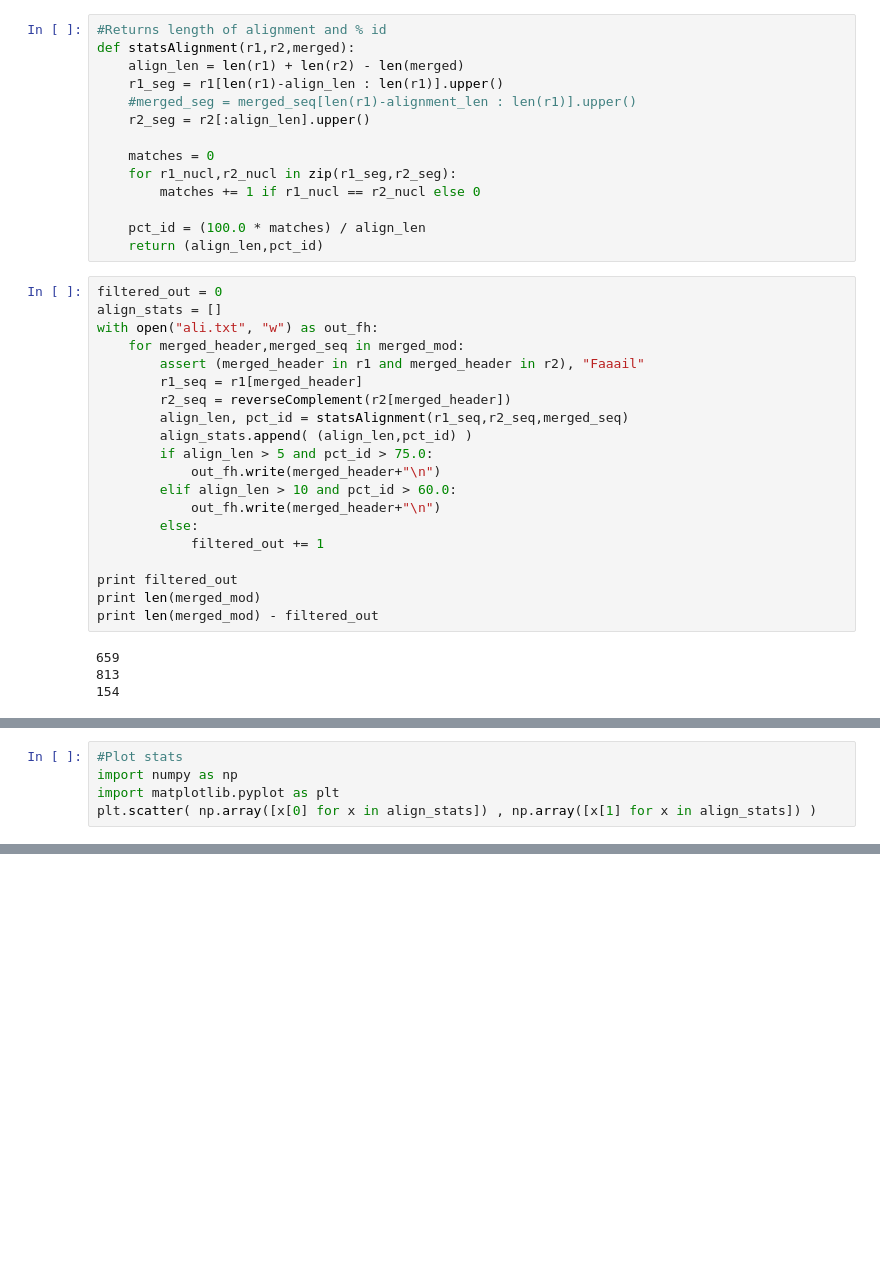
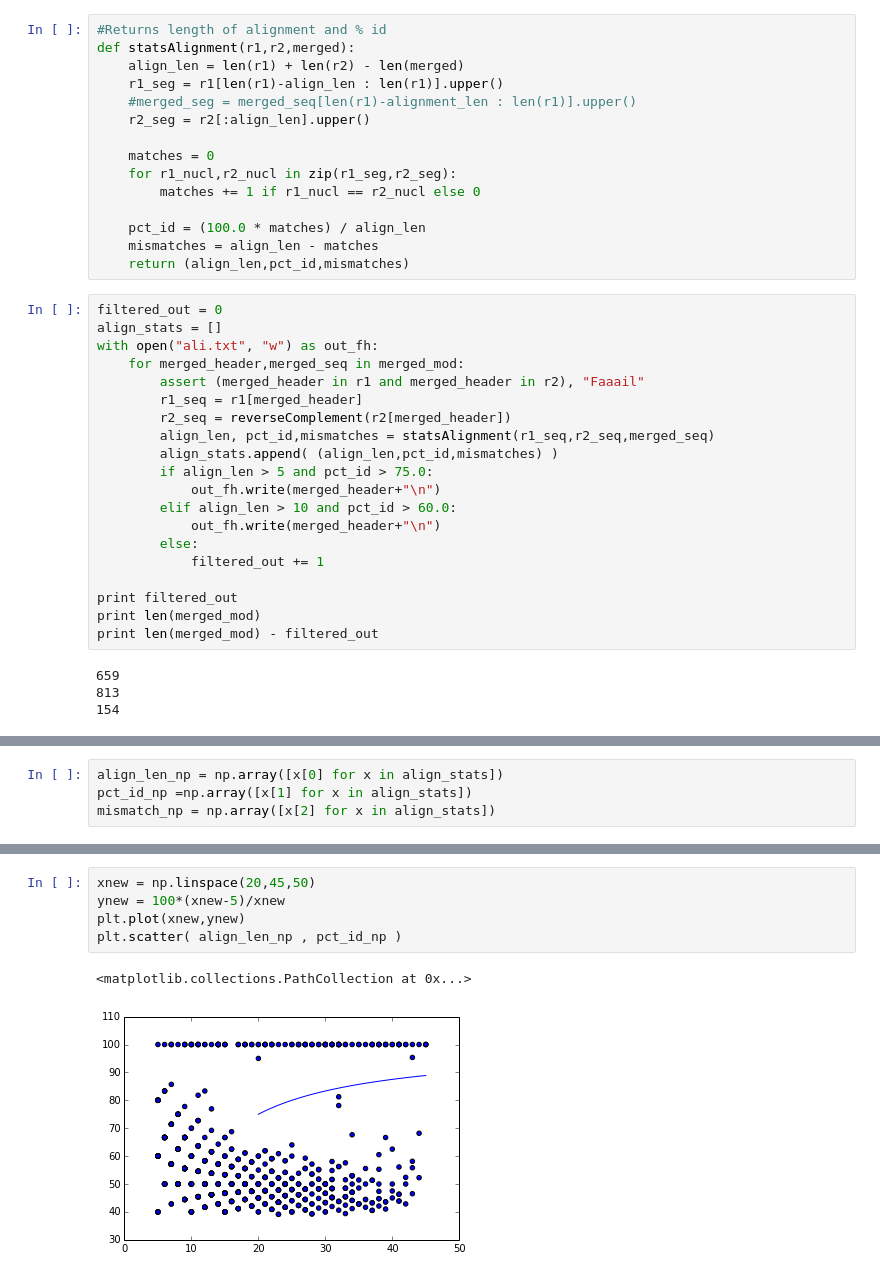
Before and after one commit to maubar/biotico-tools, a Jupyter notebook: ipython_nb/visualize_merged_paired_ends.ipynb, the cells around one changed output, grey strips where cells are left out. Saved outputs shown, nothing was run; the diff lists cells and outputs as text; blank space fills up the shorter version.

Commit message:
Added alignment - %id - mismatch visualizations

```diff
--- a/ipython_nb/visualize_merged_paired_ends.ipynb
+++ b/ipython_nb/visualize_merged_paired_ends.ipynb
@@ -71,7 +71,8 @@ def statsAlignment(r1,r2,merged):
         matches += 1 if r1_nucl == r2_nucl else 0
 
     pct_id = (100.0 * matches) / align_len
-    return (align_len,pct_id)
+    mismatches = align_len - matches
+    return (align_len,pct_id,mismatches)
 # %%
 filtered_out = 0
 align_stats = []
@@ -80,8 +81,8 @@ with open("ali.txt", "w") as out_fh:
         assert (merged_header in r1 and merged_header in r2), "Faaail"
         r1_seq = r1[merged_header]
         r2_seq = reverseComplement(r2[merged_header])
-        align_len, pct_id = statsAlignment(r1_seq,r2_seq,merged_seq)
-        align_stats.append( (align_len,pct_id) )
+        align_len, pct_id,mismatches = statsAlignment(r1_seq,r2_seq,merged_seq)
+        align_stats.append( (align_len,pct_id,mismatches) )
         if align_len > 5 and pct_id > 75.0:
             out_fh.write(merged_header+"\n")
         elif align_len > 10 and pct_id > 60.0:
@@ -99,5 +105,4 @@ print len(merged_mod) - filtered_out
 # %%
-#Plot stats
-import numpy as np
-import matplotlib.pyplot as plt
-plt.scatter( np.array([x[0] for x in align_stats]) , np.array([x[1] for x in align_stats]) )
+align_len_np = np.array([x[0] for x in align_stats])
+pct_id_np =np.array([x[1] for x in align_stats])
+mismatch_np = np.array([x[2] for x in align_stats])
@@ -111,0 +116,8 @@ plt.plot(np.array([5,15]))
+# %%
+xnew = np.linspace(20,45,50)
+ynew = 100*(xnew-5)/xnew
+plt.plot(xnew,ynew)
+plt.scatter( align_len_np , pct_id_np )
+# %% [output]
+<matplotlib.collections.PathCollection at 0x...>
+[figure, added]
```
Also changed, not shown: parts of 7 cells of this notebook.
